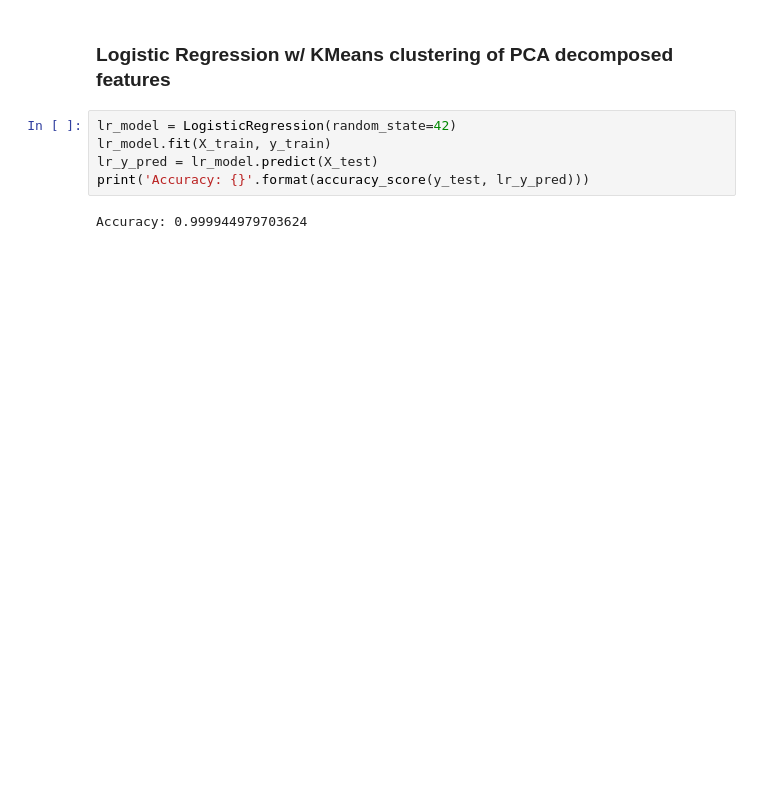
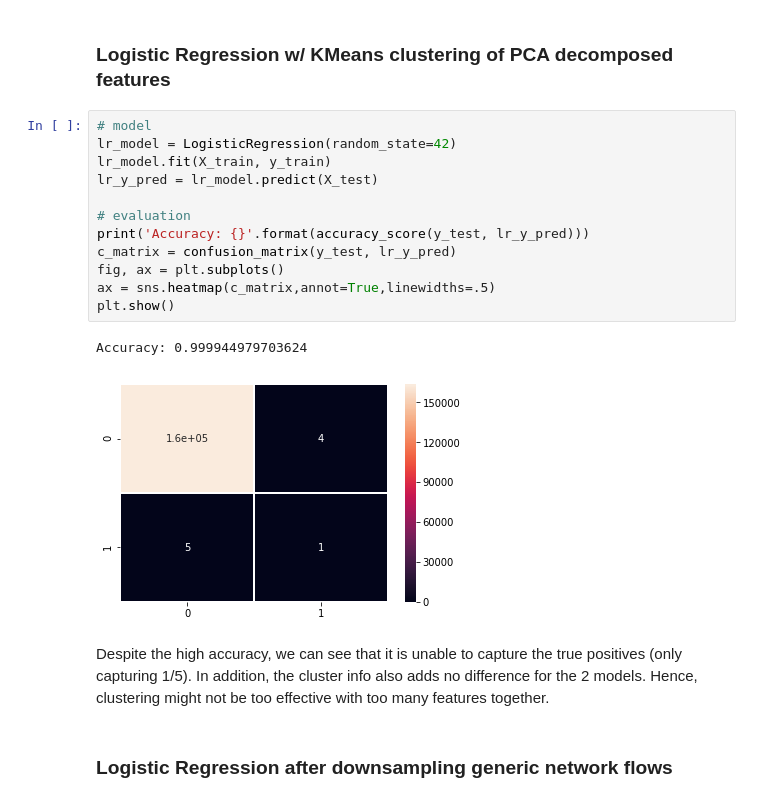
Before and after one commit to j-csc/ids_dl, a Jupyter notebook: POC.ipynb, the cells around one changed output. Drawn from its saved outputs; the diff is of its cells as text; blank space fills up the shorter version.

```diff
--- a/POC.ipynb
+++ b/POC.ipynb
@@ -403,9 +426,21 @@ X_test['km_clust'] = y_pred_test
 # %% [markdown]
 ### Logistic Regression w/ KMeans clustering of PCA decomposed features
 # %%
+# model
 lr_model = LogisticRegression(random_state=42)
 lr_model.fit(X_train, y_train)
 lr_y_pred = lr_model.predict(X_test)
+
+# evaluation
 print('Accuracy: {}'.format(accuracy_score(y_test, lr_y_pred)))
+c_matrix = confusion_matrix(y_test, lr_y_pred)
+fig, ax = plt.subplots()
+ax = sns.heatmap(c_matrix,annot=True,linewidths=.5)
+plt.show()
 # %% [output]
 Accuracy: 0.999944979703624
+[figure, added]
+# %% [markdown]
+Despite the high accuracy, we can see that it is unable to capture the true positives (only capturing 1/5). In addition, the cluster info also adds no difference for the 2 models. Hence, clustering might not be too effective with too many features together.
+# %% [markdown]
+### Logistic Regression after downsampling generic network flows
```
Also changed, not shown: parts of 10 cells of this notebook.
